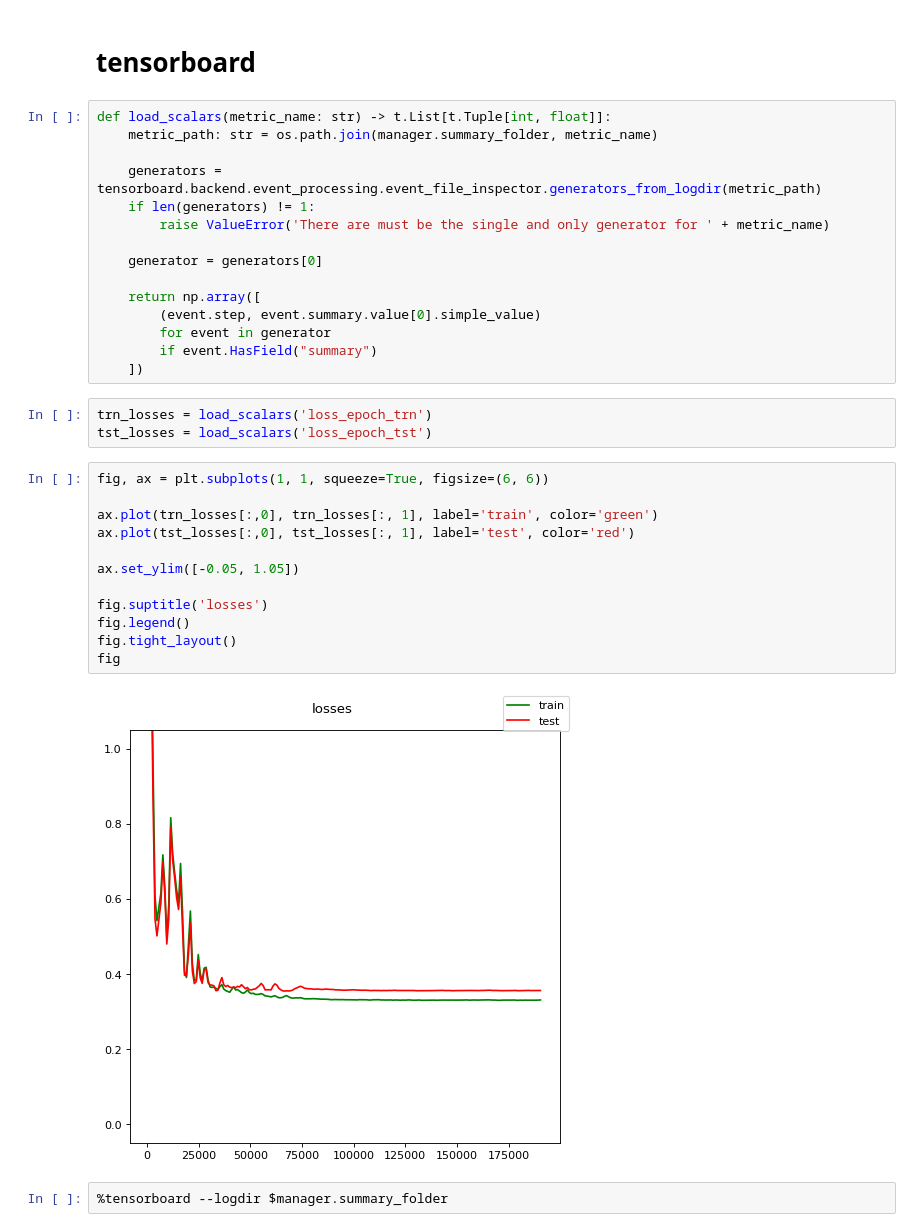
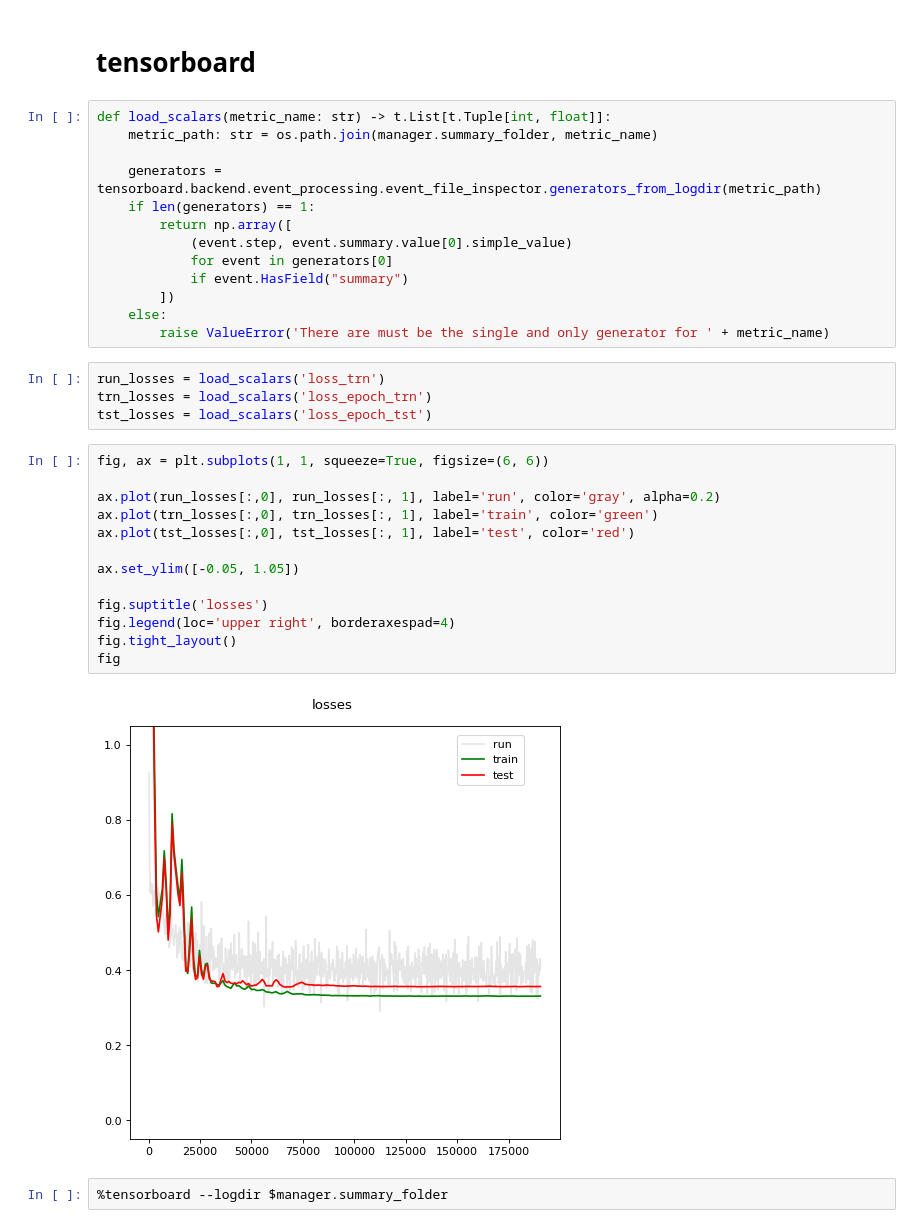
Before and after one commit to mazurkin/conda-pytorch, a Jupyter notebook: notebooks/mine/batchnorm/model.ipynb, the cells around one changed output. Cells and saved outputs as stored; diff of their text form.

```diff
--- a/notebooks/mine/batchnorm/model.ipynb
+++ b/notebooks/mine/batchnorm/model.ipynb
@@ -464,33 +464,33 @@ def load_scalars(metric_name: str) -> t.List[t.Tuple[int, float]]:
     metric_path: str = os.path.join(manager.summary_folder, metric_name)
 
     generators = tensorboard.backend.event_processing.event_file_inspector.generators_from_logdir(metric_path)
-    if len(generators) != 1:
+    if len(generators) == 1:
+        return np.array([
+            (event.step, event.summary.value[0].simple_value)
+            for event in generators[0]
+            if event.HasField("summary")
+        ])
+    else:
         raise ValueError('There are must be the single and only generator for ' + metric_name)
-
-    generator = generators[0]
-
-    return np.array([
-        (event.step, event.summary.value[0].simple_value)
-        for event in generator
-        if event.HasField("summary")
-    ])
 # %%
+run_losses = load_scalars('loss_trn')
 trn_losses = load_scalars('loss_epoch_trn')
 tst_losses = load_scalars('loss_epoch_tst')
 # %%
 fig, ax = plt.subplots(1, 1, squeeze=True, figsize=(6, 6))
 
+ax.plot(run_losses[:,0], run_losses[:, 1], label='run', color='gray', alpha=0.2)
 ax.plot(trn_losses[:,0], trn_losses[:, 1], label='train', color='green')
 ax.plot(tst_losses[:,0], tst_losses[:, 1], label='test', color='red')
 
 ax.set_ylim([-0.05, 1.05])
 
 fig.suptitle('losses')
-fig.legend()
+fig.legend(loc='upper right', borderaxespad=4)
 fig.tight_layout()
 fig
 # %% [output]
-[figure, old version]
+[figure, new version]
 # %%
 %tensorboard --logdir $manager.summary_folder
 # %% [output]
```
Also changed, not shown: parts of 1 cell of this notebook.
